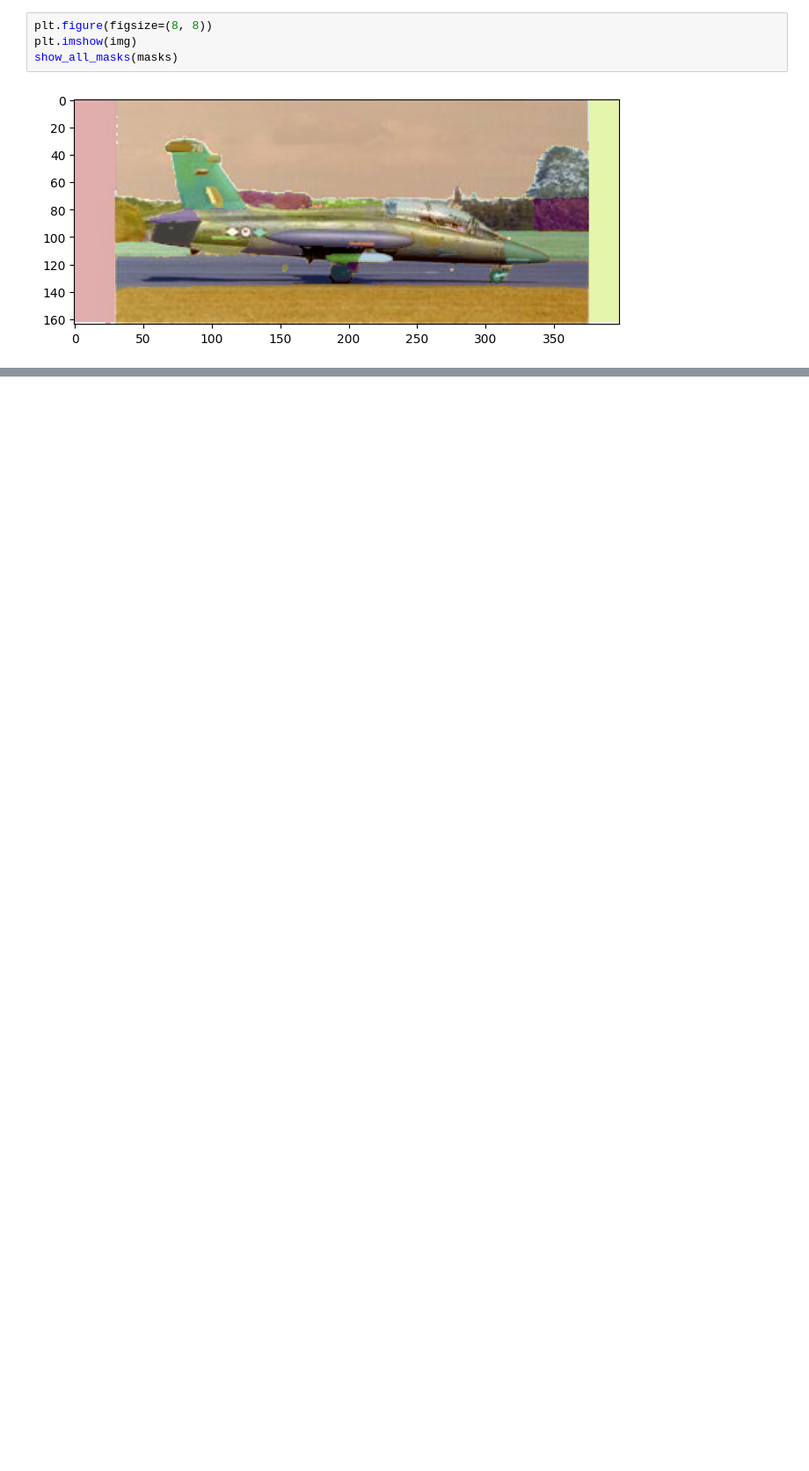
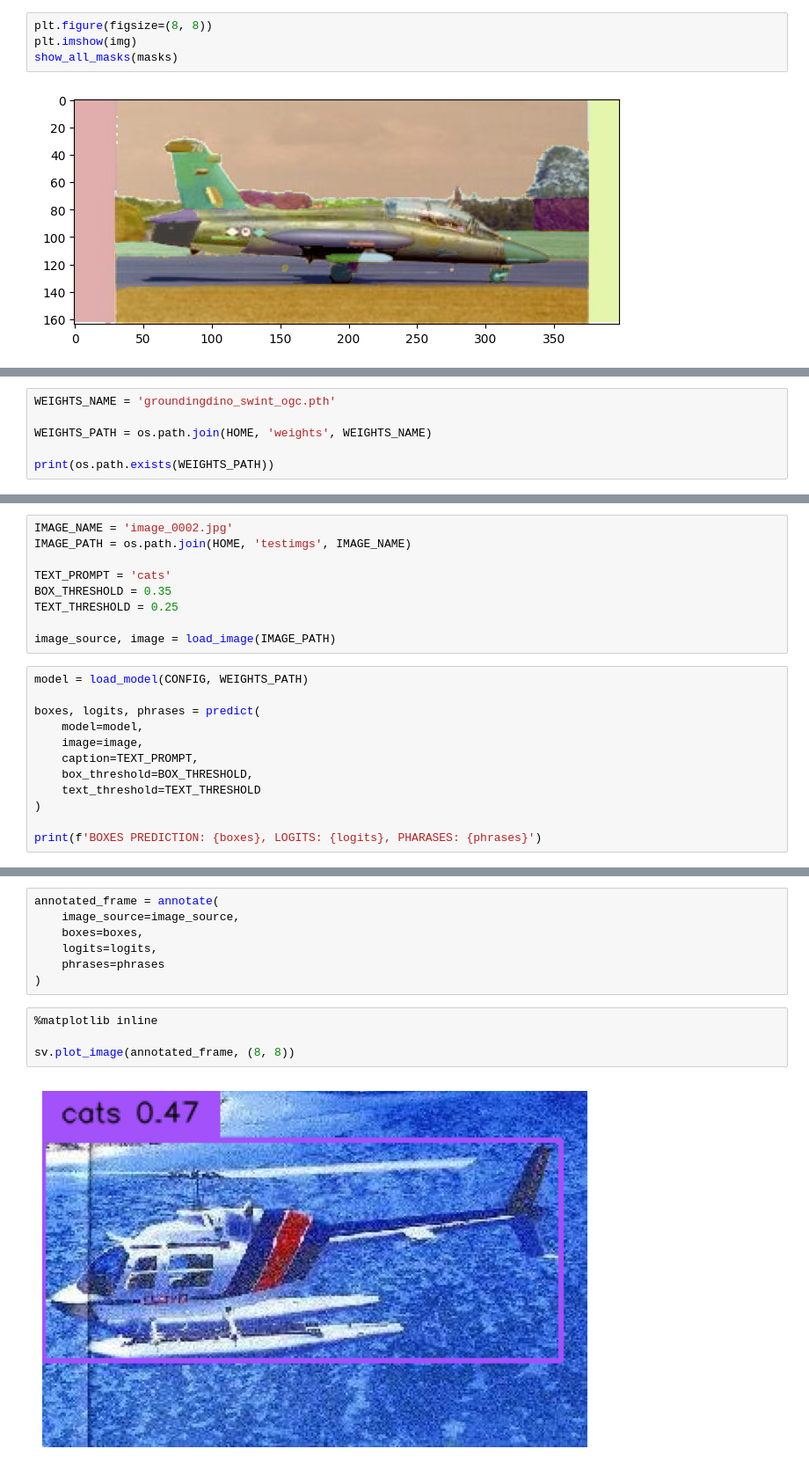
Before and after one commit to cheeyeo/IMAGE_SEARCH_WEAVIATE, a Jupyter notebook: test.ipynb, the cells around one changed output, grey strips where cells are left out. Shown: that part at 88% size. Saved outputs shown, nothing was run; the diff lists cells and outputs as text; blank space fills up the shorter version.

```diff
--- a/test.ipynb
+++ b/test.ipynb
@@ -103,0 +141,6 @@ show_all_masks(masks)
+# %%
+WEIGHTS_NAME = 'groundingdino_swint_ogc.pth'
+
+WEIGHTS_PATH = os.path.join(HOME, 'weights', WEIGHTS_NAME)
+
+print(os.path.exists(WEIGHTS_PATH))
@@ -103,0 +151,21 @@ show_all_masks(masks)
+# %%
+IMAGE_NAME = 'image_0002.jpg'
+IMAGE_PATH = os.path.join(HOME, 'testimgs', IMAGE_NAME)
+
+TEXT_PROMPT = 'cats'
+BOX_THRESHOLD = 0.35
+TEXT_THRESHOLD = 0.25
+
+image_source, image = load_image(IMAGE_PATH)
+# %%
+model = load_model(CONFIG, WEIGHTS_PATH)
+
+boxes, logits, phrases = predict(
+    model=model,
+    image=image,
+    caption=TEXT_PROMPT,
+    box_threshold=BOX_THRESHOLD,
+    text_threshold=TEXT_THRESHOLD
+)
+
+print(f'BOXES PREDICTION: {boxes}, LOGITS: {logits}, PHARASES: {phrases}')
@@ -103,0 +175,13 @@ show_all_masks(masks)
+# %%
+annotated_frame = annotate(
+    image_source=image_source,
+    boxes=boxes,
+    logits=logits,
+    phrases=phrases
+)
+# %%
+%matplotlib inline
+
+sv.plot_image(annotated_frame, (8, 8))
+# %% [output]
+[figure, added]
```
Also changed, not shown: parts of 12 cells of this notebook, 2 other files.
